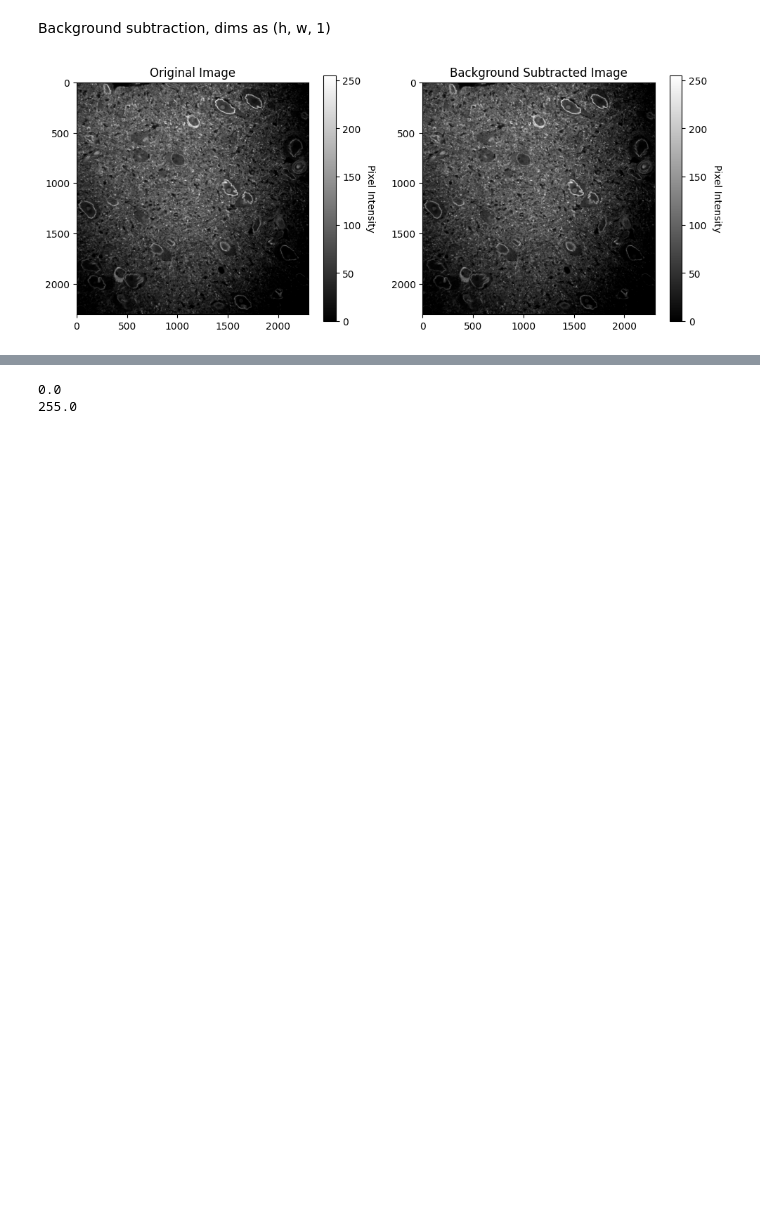
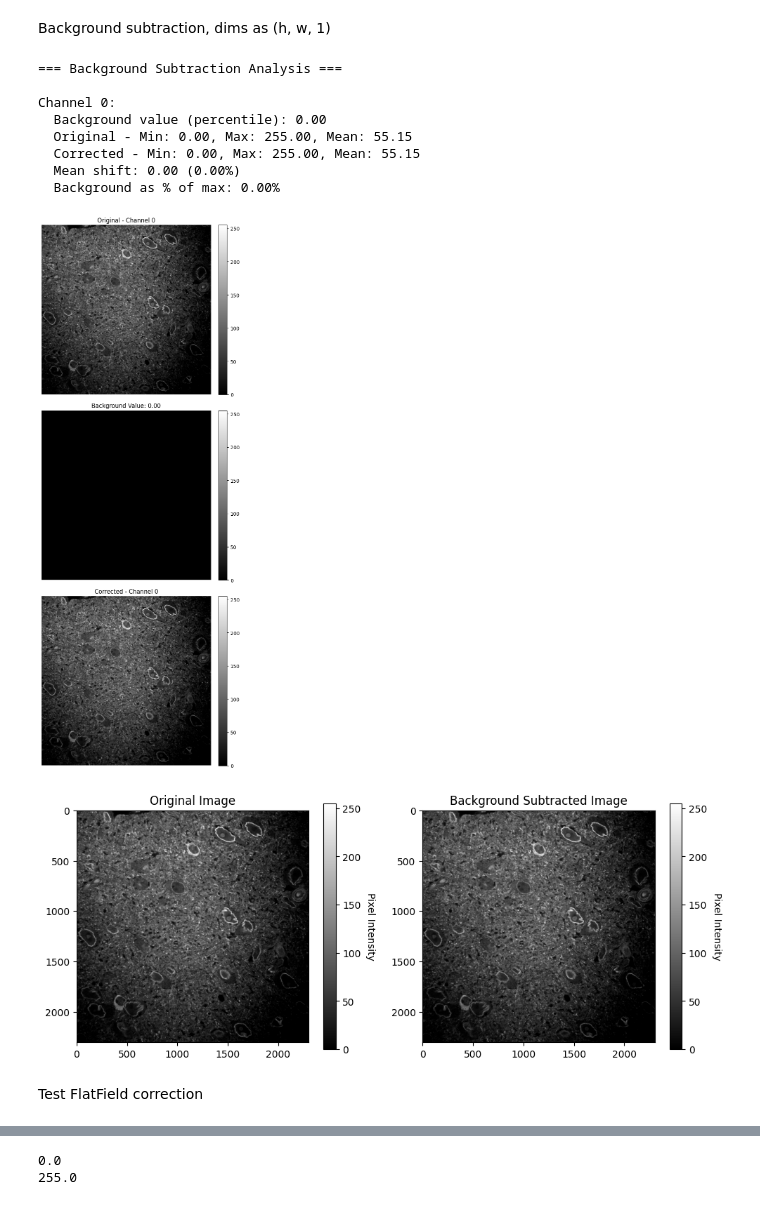
Before and after one commit to peneeta/neuro-ml-capstone, a Jupyter notebook: test_preprocessing.ipynb, the cells around one changed output, grey strips where cells are left out. Drawn from its saved outputs; the diff is of its cells as text; code cells hidden in the pictures; blank space fills up the shorter version.

```diff
--- a/test_preprocessing.ipynb
+++ b/test_preprocessing.ipynb
@@ -62,25 +62,36 @@ plt.show()
 Background subtraction, dims as (h, w, 1)
 # %%
 # test background subtraction
-bg_subbed = BackgroundSubtraction(active_ch)
+bg_subbed = BackgroundSubtraction(active_ch, plot = True)
 
 fig, axes = plt.subplots(1, 2, figsize=(10, 4))
 
 # --- Left: Original image ---
 im0 = axes[0].imshow(active_ch, cmap='gray')
 axes[0].set_title("Original Image")
 cbar0 = fig.colorbar(im0, ax=axes[0])
 cbar0.set_label("Pixel Intensity", rotation=270, labelpad=15)
 
 # --- Right: Processed image ---
 im1 = axes[1].imshow(bg_subbed, cmap='gray')
 axes[1].set_title("Background Subtracted Image")
 cbar1 = fig.colorbar(im1, ax=axes[1])
 cbar1.set_label("Pixel Intensity", rotation=270, labelpad=15)
 
 plt.tight_layout()
 plt.show()
 # %% [output]
+=== Background Subtraction Analysis ===
+
+Channel 0:
+  Background value (percentile): 0.00
+  Original - Min: 0.00, Max: 255.00, Mean: 55.15
+  Corrected - Min: 0.00, Max: 255.00, Mean: 55.15
+  Mean shift: 0.00 (0.00%)
+  Background as % of max: 0.00%
-[figure, old version]
+[figure, new version]
+[figure, added]
+# %% [markdown]
+Test FlatField correction
 # %%
 # test flat-field
```
Also changed, not shown: parts of 5 cells of this notebook, 3 other files.
